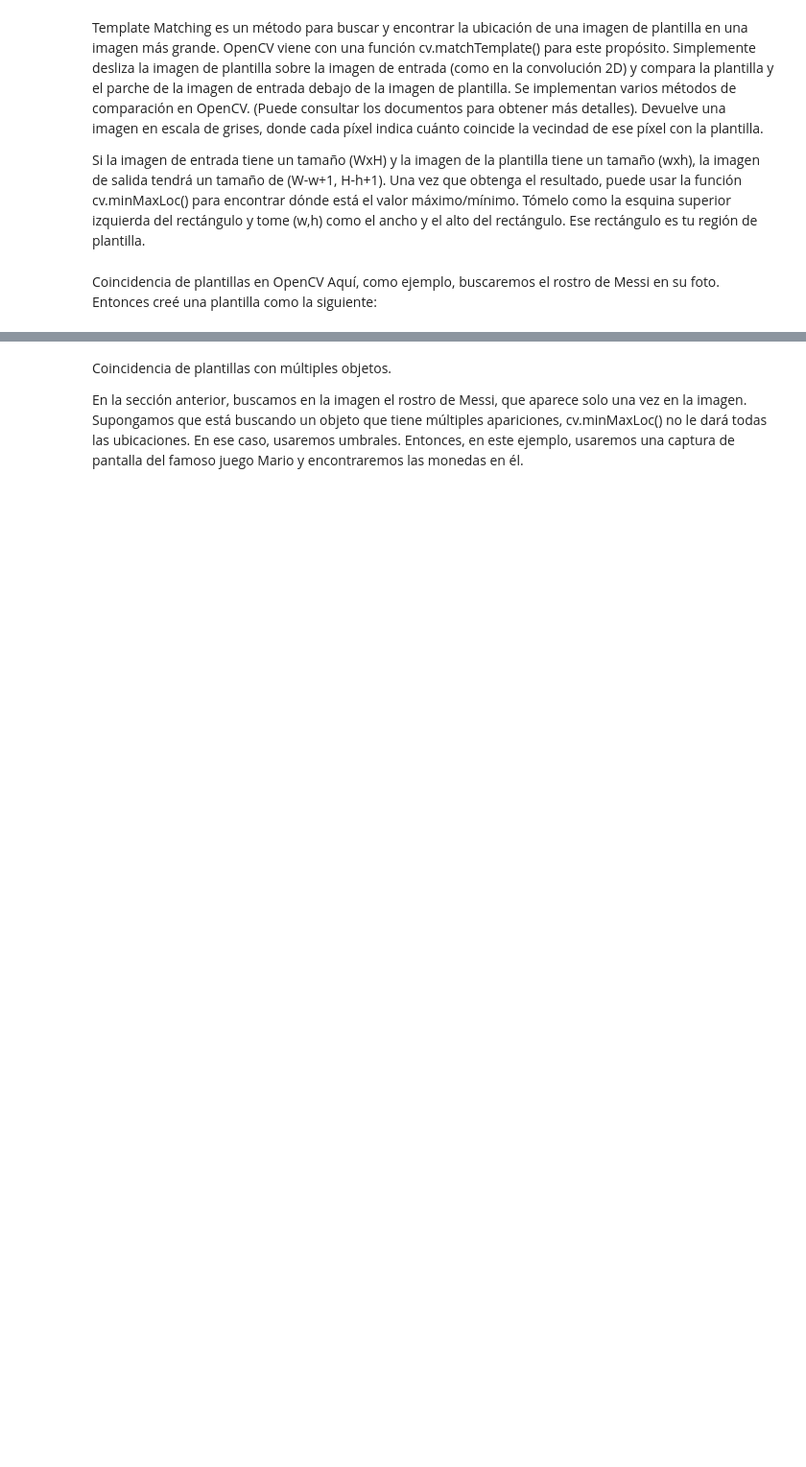
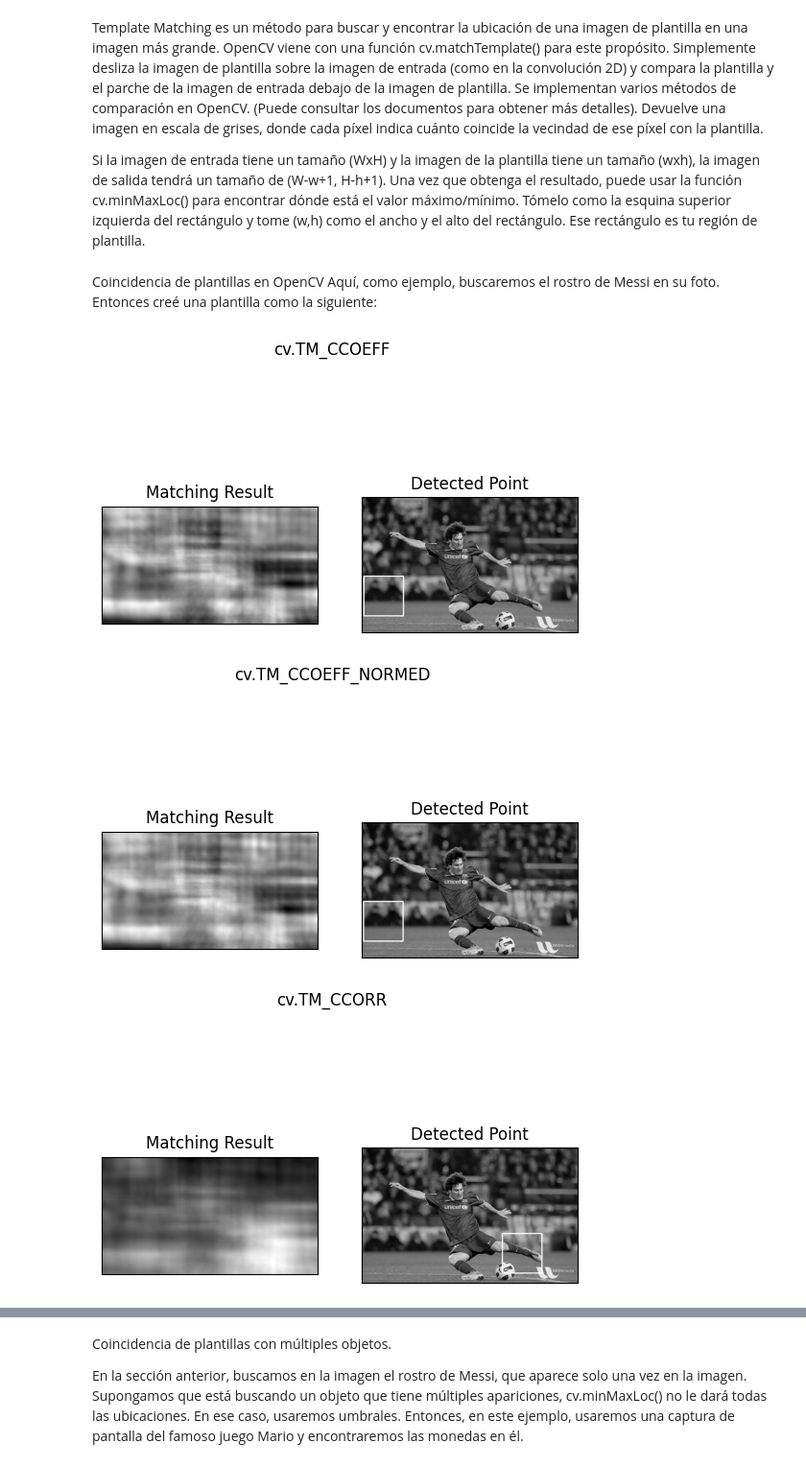
Before and after one commit to CarlosChiva/openCv, a Jupyter notebook: Image_Processing/Template_Matching.ipynb, the cells around one changed output, grey strips where cells are left out. Shown at 96% size. Cells and saved outputs as stored; diff of their text form; code cells hidden in the pictures; blank space fills up the shorter version.

```diff
--- a/Image_Processing/Template_Matching.ipynb
+++ b/Image_Processing/Template_Matching.ipynb
@@ -9,31 +9,35 @@ Aquí, como ejemplo, buscaremos el rostro de Messi en su foto. Entonces creé un
 import cv2 as cv
 import numpy as np
 from matplotlib import pyplot as plt
 img = cv.imread('resources/messi5.jpg', cv.IMREAD_GRAYSCALE)
 assert img is not None, "file could not be read, check with os.path.exists()"
 img2 = img.copy()
-template = cv.imread('template.jpg', cv.IMREAD_GRAYSCALE)
+template = cv.imread('resources/template.jpg', cv.IMREAD_GRAYSCALE)
 assert template is not None, "file could not be read, check with os.path.exists()"
 w, h = template.shape[::-1]
 # All the 6 methods for comparison in a list
 methods = ['cv.TM_CCOEFF', 'cv.TM_CCOEFF_NORMED', 'cv.TM_CCORR',
             'cv.TM_CCORR_NORMED', 'cv.TM_SQDIFF', 'cv.TM_SQDIFF_NORMED']
 for meth in methods:
     img = img2.copy()
     method = eval(meth)
     # Apply template Matching
     res = cv.matchTemplate(img,template,method)
     min_val, max_val, min_loc, max_loc = cv.minMaxLoc(res)
     # If the method is TM_SQDIFF or TM_SQDIFF_NORMED, take minimum
     if method in [cv.TM_SQDIFF, cv.TM_SQDIFF_NORMED]:
         top_left = min_loc
     else:
         top_left = max_loc
     bottom_right = (top_left[0] + w, top_left[1] + h)
     cv.rectangle(img,top_left, bottom_right, 255, 2)
     plt.subplot(121),plt.imshow(res,cmap = 'gray')
     plt.title('Matching Result'), plt.xticks([]), plt.yticks([])
     plt.subplot(122),plt.imshow(img,cmap = 'gray')
     plt.title('Detected Point'), plt.xticks([]), plt.yticks([])
     plt.suptitle(meth)
     plt.show()
+# %% [output]
+[figure, added]
+[figure, added]
+[figure, added]
```
Also changed, not shown: parts of 2 cells of this notebook, 54 other files.
